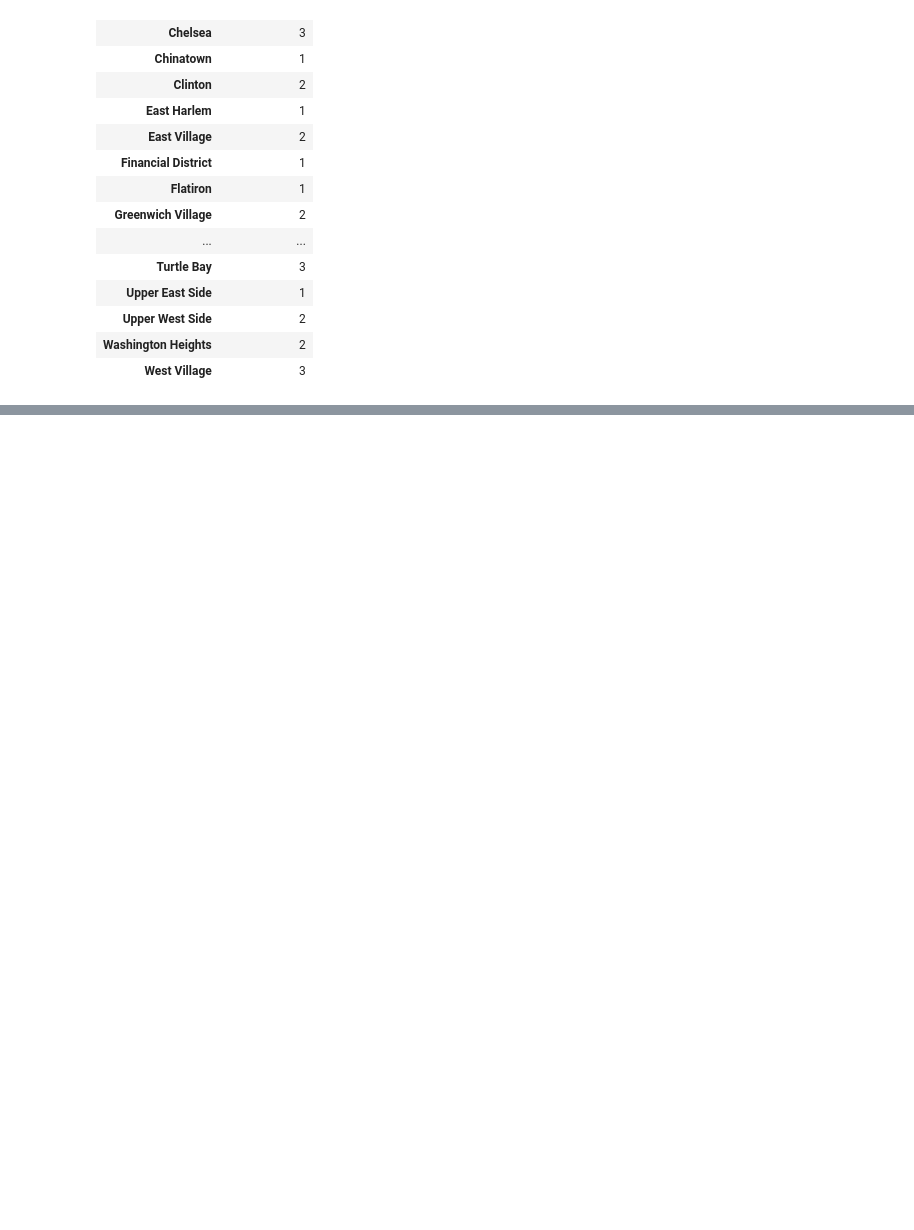
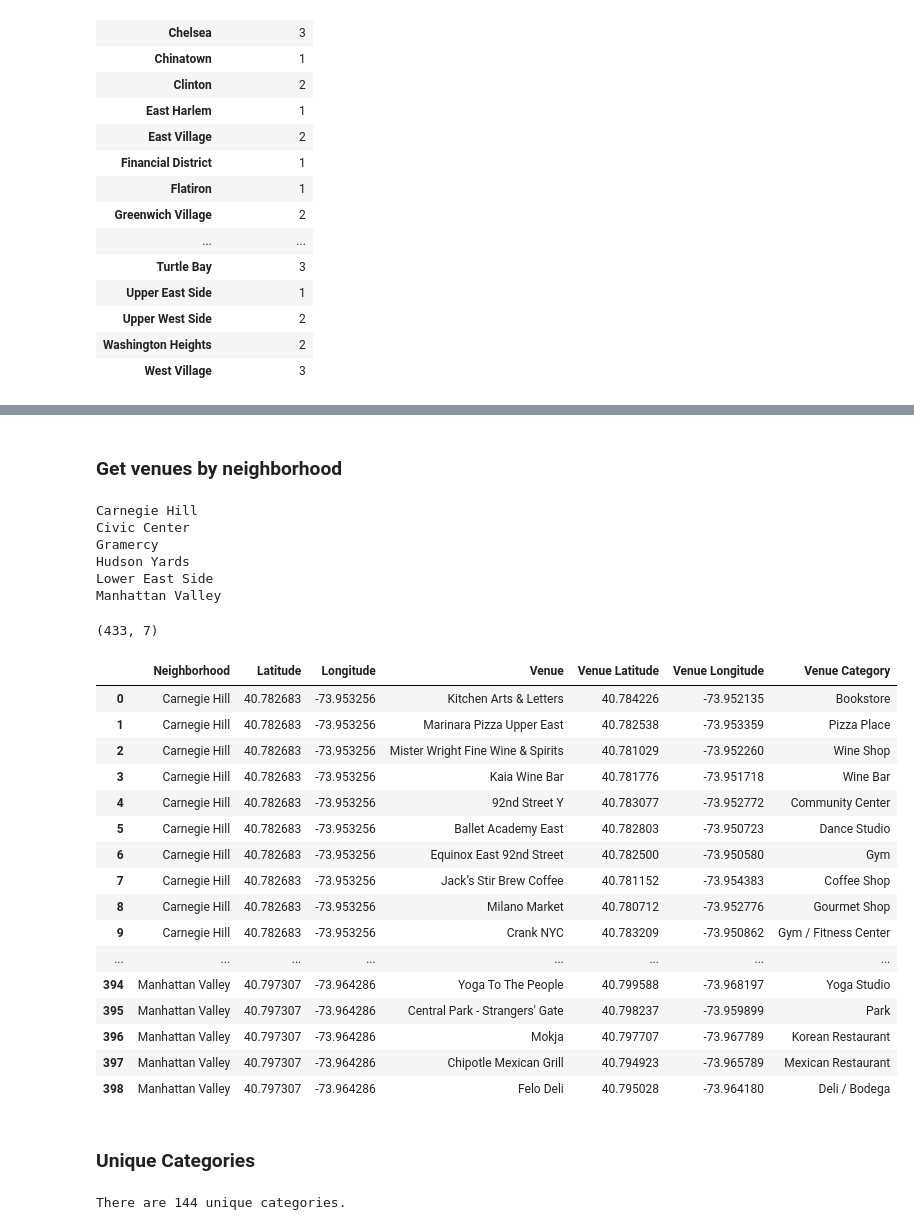
Before and after one commit to JustinRLine/Coursera_Capstone, a Jupyter notebook: Capstone Project - The Battle of the Neighborhoods.ipynb, the cells around one changed output, grey strips where cells are left out. Cells and saved outputs as stored; diff of their text form; code cells hidden in the pictures; blank space fills up the shorter version.

Commit message:
Published from Watson Studio.

```diff
--- a/Capstone Project - The Battle of the Neighborhoods.ipynb
+++ b/Capstone Project - The Battle of the Neighborhoods.ipynb
@@ -560,0 +606,3 @@ Full_Man
+# %%
+resultsManAll = requests.get(urlven).json()
+resultsManAll
@@ -560,0 +627,12 @@ Full_Man
+# %%
+# function that extracts the category of the venue
+def get_category_type(row):
+    try:
+        categories_list = row['categories']
+    except:
+        categories_list = row['venue.categories']
+
+    if len(categories_list) == 0:
+        return None
+    else:
+        return categories_list[0]['name']
@@ -560,0 +641,16 @@ Full_Man
+# %%
+venues = resultsManAll['response']['groups'][0]['items']
+
+nearby_venues = json_normalize(venues) # flatten JSON
+
+# filter columns
+filtered_columns = ['venue.name', 'venue.categories', 'venue.location.lat', 'venue.location.lng']
+nearby_venues =nearby_venues.loc[:, filtered_columns]
+
+# filter the category for each row
+nearby_venues['venue.categories'] = nearby_venues.apply(get_category_type, axis=1)
+
+# clean columns
+nearby_venues.columns = [col.split(".")[-1] for col in nearby_venues.columns]
+
+nearby_venues
@@ -560,0 +675,2 @@ Full_Man
+# %% [markdown]
+### Get venues by neighborhood
@@ -560,0 +717,40 @@ Full_Man
+# %%
+candidate_venues = getNearbyVenues(names=NoSea['Neighborhood'],
+                                   latitudes=NoSea['Latitude'],
+                                   longitudes=NoSea['Longitude']
+                                  )
+# %% [output]
+Carnegie Hill
+Civic Center
+Gramercy
+Hudson Yards
+Lower East Side
+Manhattan Valley
+# %%
+print(candidate_venues.shape)
+candidate_venues
+# %% [output]
+(433, 7)
+|  | Neighborhood | Latitude | Longitude | Venue | Venue Latitude | Venue Longitude | Venue Category |
+| 0 | Carnegie Hill | 40.782683 | -73.953256 | Kitchen Arts & Letters | 40.784226 | -73.952135 | Bookstore |
+| 1 | Carnegie Hill | 40.782683 | -73.953256 | Marinara Pizza Upper East | 40.782538 | -73.953359 | Pizza Place |
+| 2 | Carnegie Hill | 40.782683 | -73.953256 | Mister Wright Fine Wine & Spirits | 40.781029 | -73.952260 | Wine Shop |
+| 3 | Carnegie Hill | 40.782683 | -73.953256 | Kaia Wine Bar | 40.781776 | -73.951718 | Wine Bar |
+| 4 | Carnegie Hill | 40.782683 | -73.953256 | 92nd Street Y | 40.783077 | -73.952772 | Community Center |
+| 5 | Carnegie Hill | 40.782683 | -73.953256 | Ballet Academy East | 40.782803 | -73.950723 | Dance Studio |
+| 6 | Carnegie Hill | 40.782683 | -73.953256 | Equinox East 92nd Street | 40.782500 | -73.950580 | Gym |
+| 7 | Carnegie Hill | 40.782683 | -73.953256 | Jack’s Stir Brew Coffee | 40.781152 | -73.954383 | Coffee Shop |
+| 8 | Carnegie Hill | 40.782683 | -73.953256 | Milano Market | 40.780712 | -73.952776 | Gourmet Shop |
+| 9 | Carnegie Hill | 40.782683 | -73.953256 | Crank NYC | 40.783209 | -73.950862 | Gym / Fitness Center |
+| ... | ... | ... | ... | ... | ... | ... | ... |
+| 394 | Manhattan Valley | 40.797307 | -73.964286 | Yoga To The People | 40.799588 | -73.968197 | Yoga Studio |
+| 395 | Manhattan Valley | 40.797307 | -73.964286 | Central Park - Strangers' Gate | 40.798237 | -73.959899 | Park |
+| 396 | Manhattan Valley | 40.797307 | -73.964286 | Mokja | 40.797707 | -73.967789 | Korean Restaurant |
+| 397 | Manhattan Valley | 40.797307 | -73.964286 | Chipotle Mexican Grill | 40.794923 | -73.965789 | Mexican Restaurant |
+| 398 | Manhattan Valley | 40.797307 | -73.964286 | Felo Deli | 40.795028 | -73.964180 | Deli / Bodega |
+# %% [markdown]
+### Unique Categories
+# %%
+print('There are {} unique categories.'.format(len(candidate_venues['Venue Category'].unique())))
+# %% [output]
+There are 144 unique categories.
```
Also changed, not shown: parts of 43 cells of this notebook.
